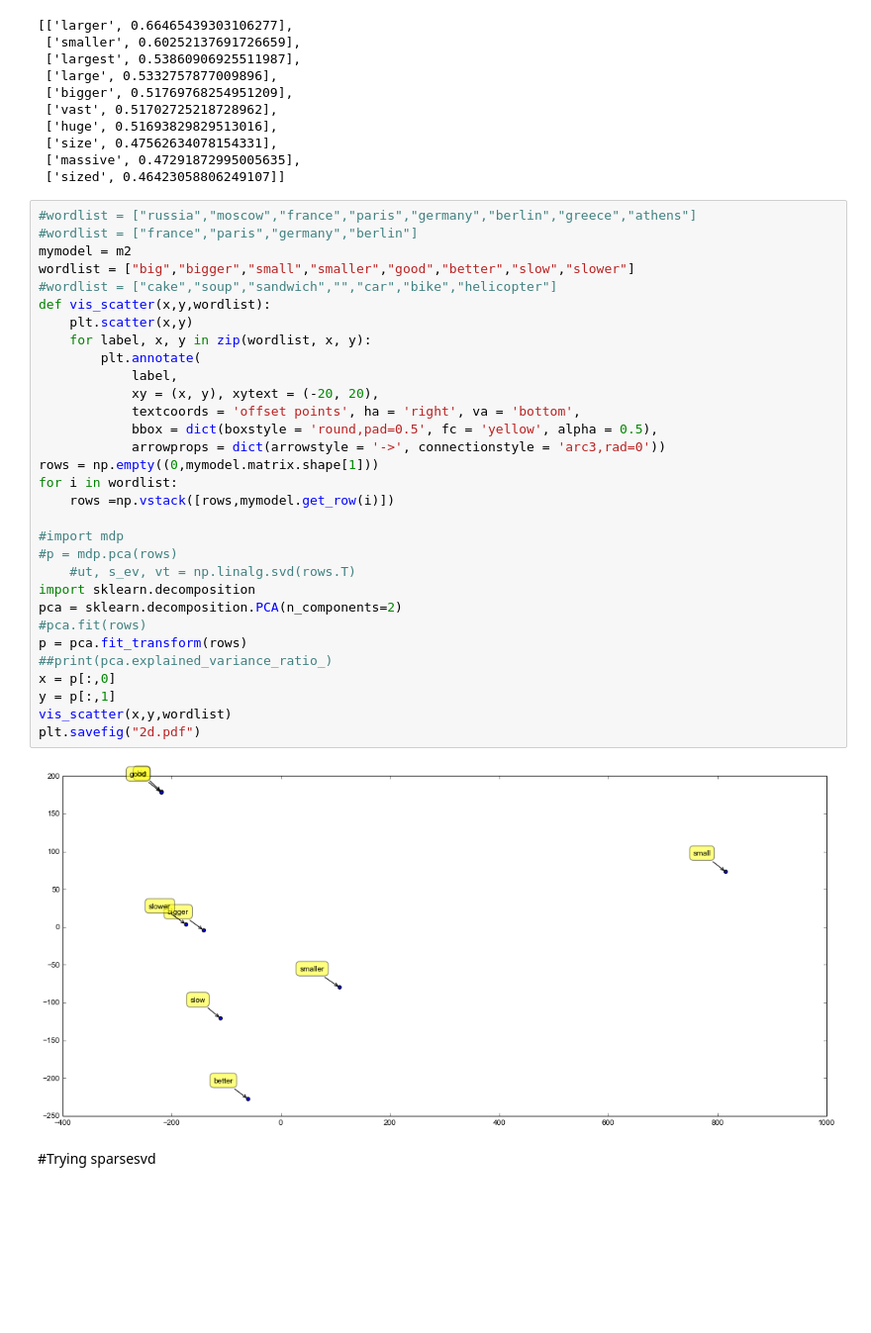
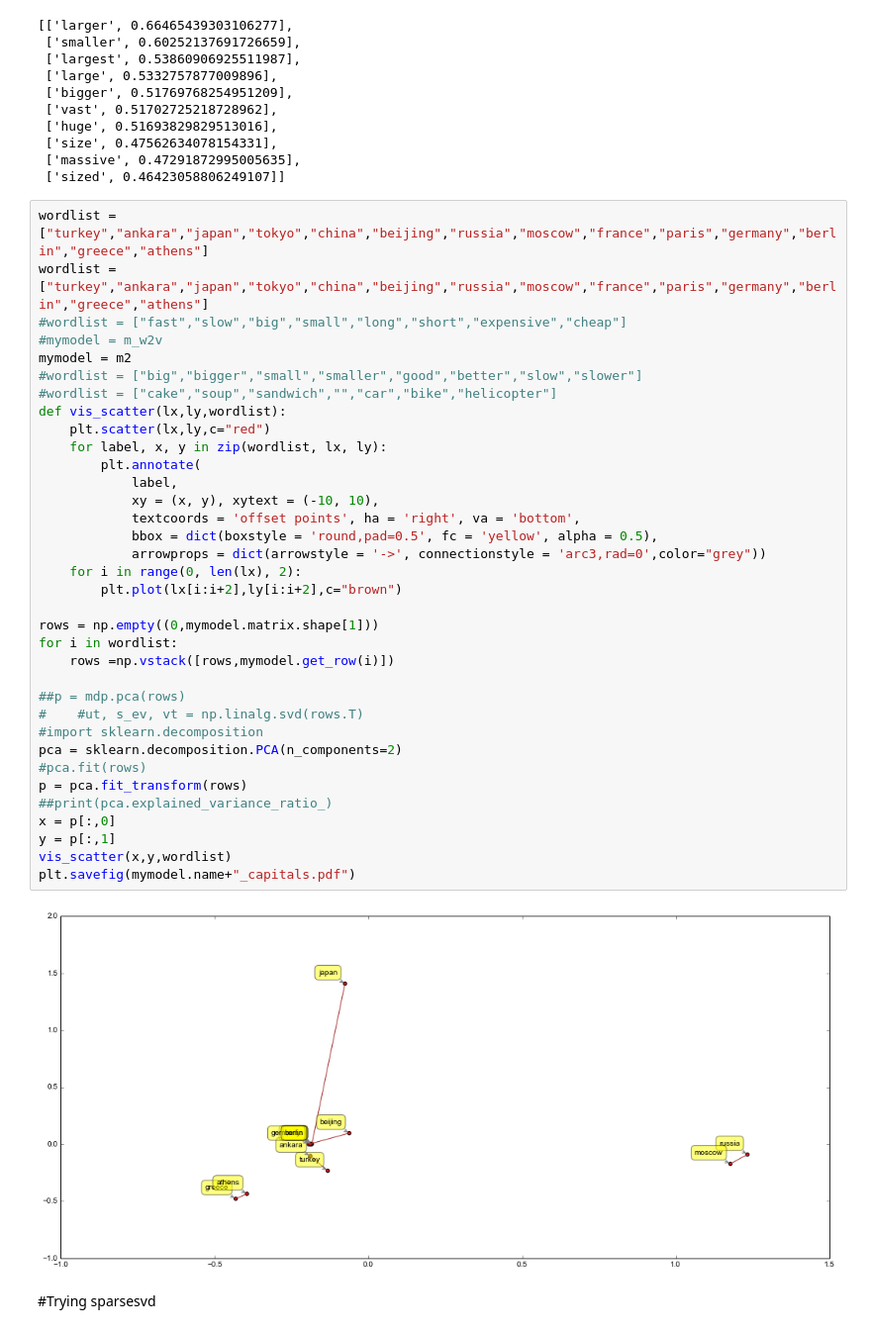
Before and after one commit to undertherain/vsmlib, a Jupyter notebook: python/matrices.ipynb, the cells around one changed output. Shown at 99% size. Cells and saved outputs as stored; diff of their text form; blank space fills up the shorter version.

```diff
--- a/python/matrices.ipynb
+++ b/python/matrices.ipynb
@@ -163,38 +190,42 @@ m2.get_most_similar_words(row)
  ['massive', 0.47291872995005635],
  ['sized', 0.46423058806249107]]
 # %%
-#wordlist = ["russia","moscow","france","paris","germany","berlin","greece","athens"]
-#wordlist = ["france","paris","germany","berlin"]
+wordlist = ["turkey","ankara","japan","tokyo","china","beijing","russia","moscow","france","paris","germany","berlin","greece","athens"]
+wordlist = ["turkey","ankara","japan","tokyo","china","beijing","russia","moscow","france","paris","germany","berlin","greece","athens"]
+#wordlist = ["fast","slow","big","small","long","short","expensive","cheap"]
+#mymodel = m_w2v
 mymodel = m2
-wordlist = ["big","bigger","small","smaller","good","better","slow","slower"]
+#wordlist = ["big","bigger","small","smaller","good","better","slow","slower"]
 #wordlist = ["cake","soup","sandwich","","car","bike","helicopter"]
-def vis_scatter(x,y,wordlist):
-    plt.scatter(x,y)
-    for label, x, y in zip(wordlist, x, y):
+def vis_scatter(lx,ly,wordlist):
+    plt.scatter(lx,ly,c="red")
+    for label, x, y in zip(wordlist, lx, ly):
         plt.annotate(
             label,
-            xy = (x, y), xytext = (-20, 20),
+            xy = (x, y), xytext = (-10, 10),
             textcoords = 'offset points', ha = 'right', va = 'bottom',
             bbox = dict(boxstyle = 'round,pad=0.5', fc = 'yellow', alpha = 0.5),
-            arrowprops = dict(arrowstyle = '->', connectionstyle = 'arc3,rad=0'))
+            arrowprops = dict(arrowstyle = '->', connectionstyle = 'arc3,rad=0',color="grey"))
+    for i in range(0, len(lx), 2):
+        plt.plot(lx[i:i+2],ly[i:i+2],c="brown")
+
 rows = np.empty((0,mymodel.matrix.shape[1]))
 for i in wordlist:
     rows =np.vstack([rows,mymodel.get_row(i)])
 
-#import mdp
-#p = mdp.pca(rows)
-    #ut, s_ev, vt = np.linalg.svd(rows.T)
-import sklearn.decomposition
+##p = mdp.pca(rows)
+#    #ut, s_ev, vt = np.linalg.svd(rows.T)
+#import sklearn.decomposition
 pca = sklearn.decomposition.PCA(n_components=2)
 #pca.fit(rows)
 p = pca.fit_transform(rows)
 ##print(pca.explained_variance_ratio_)
 x = p[:,0]
 y = p[:,1]
 vis_scatter(x,y,wordlist)
-plt.savefig("2d.pdf")
+plt.savefig(mymodel.name+"_capitals.pdf")
 # %% [output]
-[figure, old version]
+[figure, new version]
 # %% [markdown]
 #Trying sparsesvd
 # %%
```
Also changed, not shown: parts of 11 cells of this notebook, 9 other files.
